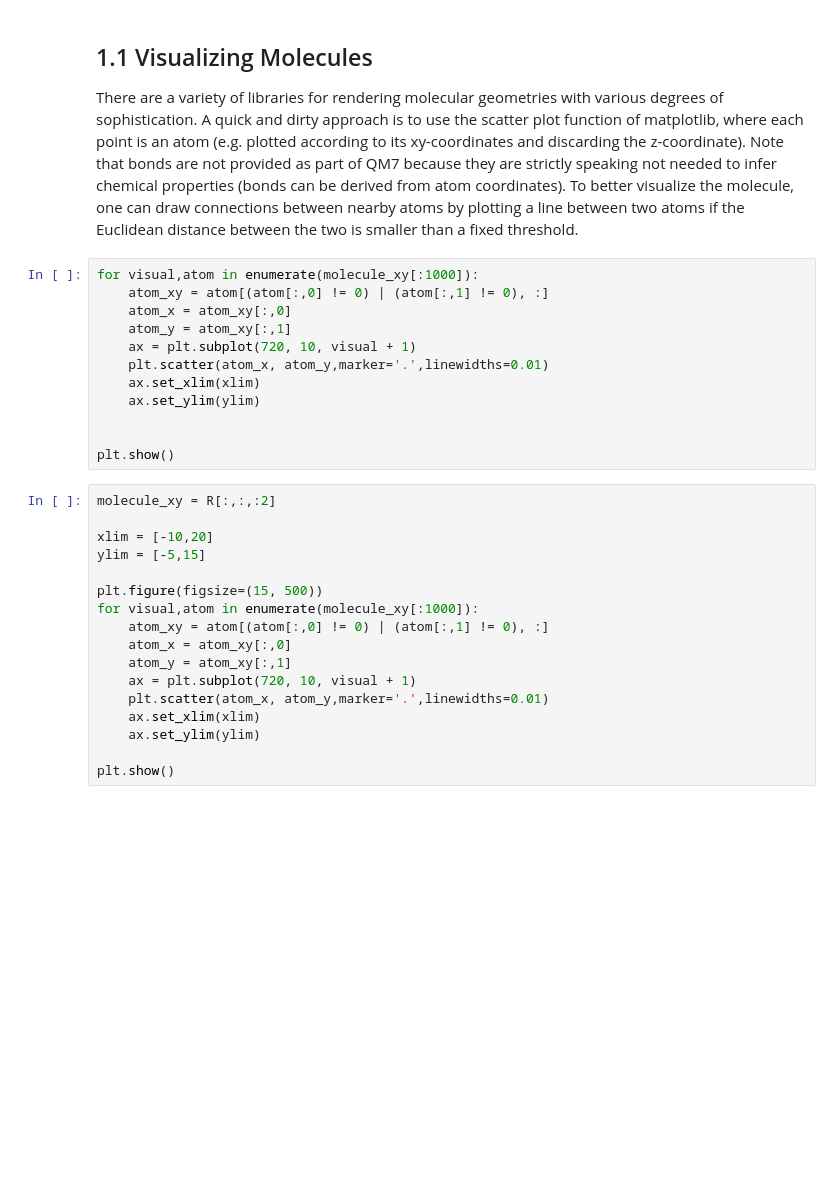
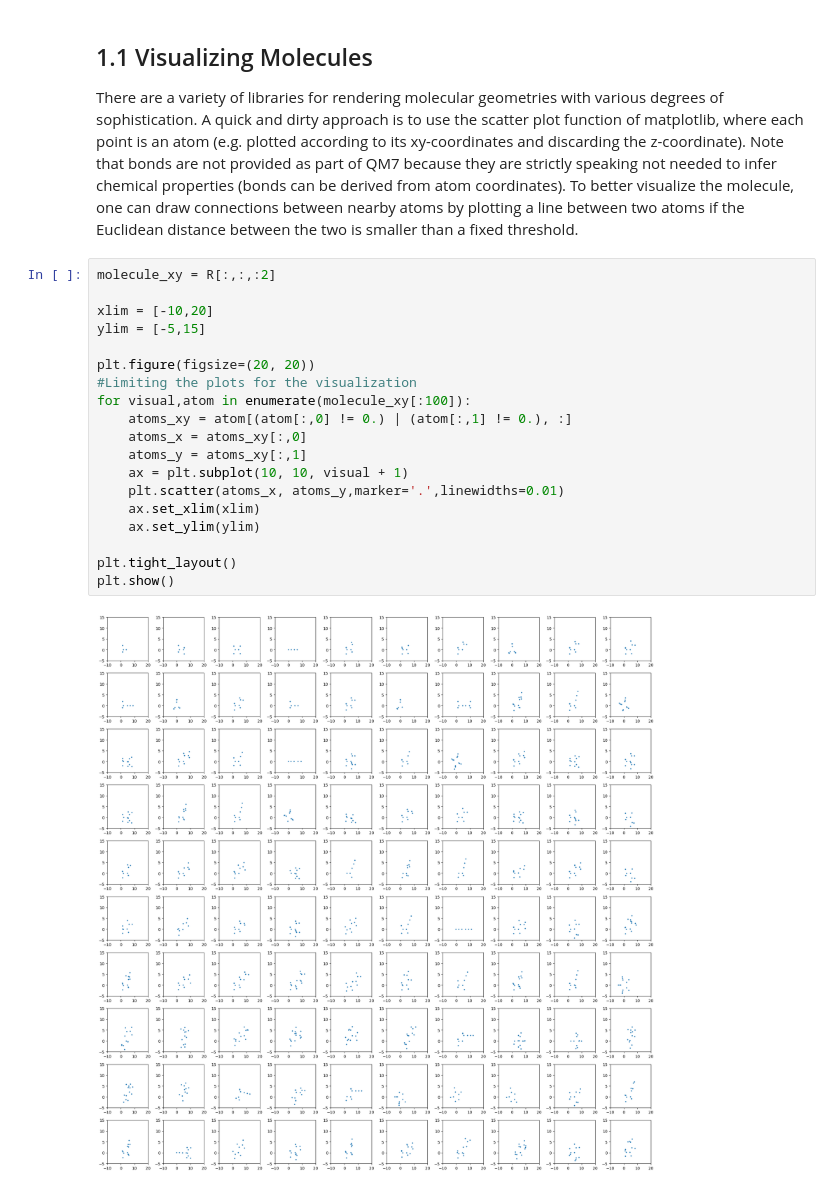
Before and after one commit to mertyaylacigit/ML-for-Data-Science, a Jupyter notebook: Part 2/Lab ML for Data Science - Part II.ipynb, the cells around one changed output. Cells and saved outputs as stored; diff of their text form; blank space fills up the shorter version.

Commit message:
Visualisation

```diff
--- a/Part 2/Lab ML for Data Science - Part II.ipynb
+++ b/Part 2/Lab ML for Data Science - Part II.ipynb
@@ -38,31 +38,23 @@ T = dataset["T"]
 ## 1.1 Visualizing Molecules
 There are a variety of libraries for rendering molecular geometries with various degrees of sophistication. A quick and dirty approach is to use the scatter plot function of matplotlib, where each point is an atom (e.g. plotted according to its xy-coordinates and discarding the z-coordinate). Note that bonds are not provided as part of QM7 because they are strictly speaking not needed to infer chemical properties (bonds can be derived from atom coordinates). To better visualize the molecule, one can draw connections between nearby atoms by plotting a line between two atoms if the Euclidean distance between the two is smaller than a fixed threshold.
 # %%
-for visual,atom in enumerate(molecule_xy[:1000]):
-    atom_xy = atom[(atom[:,0] != 0) | (atom[:,1] != 0), :]
-    atom_x = atom_xy[:,0]
-    atom_y = atom_xy[:,1]
-    ax = plt.subplot(720, 10, visual + 1)
-    plt.scatter(atom_x, atom_y,marker='.',linewidths=0.01)
+molecule_xy = R[:,:,:2]
+
+xlim = [-10,20]
+ylim = [-5,15]
+
+plt.figure(figsize=(20, 20))
+#Limiting the plots for the visualization
+for visual,atom in enumerate(molecule_xy[:100]):
+    atoms_xy = atom[(atom[:,0] != 0.) | (atom[:,1] != 0.), :]
+    atoms_x = atoms_xy[:,0]
+    atoms_y = atoms_xy[:,1]
+    ax = plt.subplot(10, 10, visual + 1)
+    plt.scatter(atoms_x, atoms_y,marker='.',linewidths=0.01)
     ax.set_xlim(xlim)
     ax.set_ylim(ylim)
 
-
+plt.tight_layout()
 plt.show()
+# %% [output]
+[figure, added]
-# %%
-molecule_xy = R[:,:,:2]
-
-xlim = [-10,20]
-ylim = [-5,15]
-
-plt.figure(figsize=(15, 500))
-for visual,atom in enumerate(molecule_xy[:1000]):
-    atom_xy = atom[(atom[:,0] != 0) | (atom[:,1] != 0), :]
-    atom_x = atom_xy[:,0]
-    atom_y = atom_xy[:,1]
-    ax = plt.subplot(720, 10, visual + 1)
-    plt.scatter(atom_x, atom_y,marker='.',linewidths=0.01)
-    ax.set_xlim(xlim)
-    ax.set_ylim(ylim)
-
-plt.show()
```
Also changed, not shown: parts of 2 cells of this notebook.
